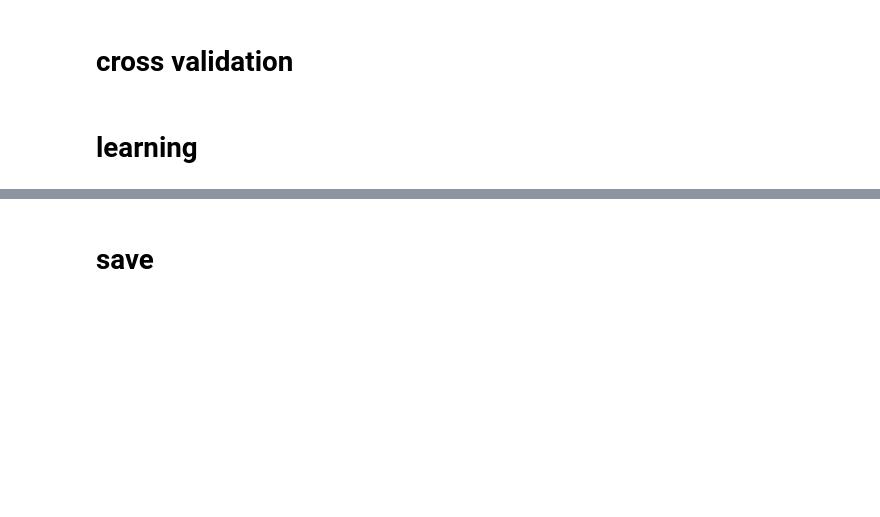
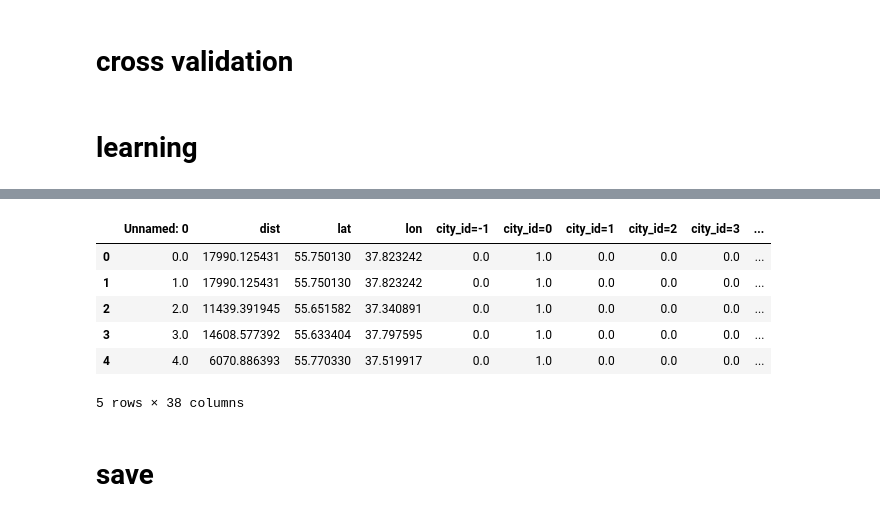
Before and after one commit to ibrahim85/data-night, a Jupyter notebook: somehow_working.ipynb, the cells around one changed output, grey strips where cells are left out. Cells and saved outputs as stored; diff of their text form; code cells hidden in the pictures; blank space fills up the shorter version.

```diff
--- a/somehow_working.ipynb
+++ b/somehow_working.ipynb
@@ -253,3 +322,15 @@ import xgboost as xgb
+# %%
+X_ = X.copy()
+X_ = pd.concat([X_, cancel_times], axis=1)
+X_.head(5)
+# %% [output]
+|  | Unnamed: 0 | dist | lat | lon | city_id=-1 | city_id=0 | city_id=1 | city_id=2 | city_id=3 | ... |
+| 0 | 0.0 | 17990.125431 | 55.750130 | 37.823242 | 0.0 | 1.0 | 0.0 | 0.0 | 0.0 | ... |
+| 1 | 1.0 | 17990.125431 | 55.750130 | 37.823242 | 0.0 | 1.0 | 0.0 | 0.0 | 0.0 | ... |
+| 2 | 2.0 | 11439.391945 | 55.651582 | 37.340891 | 0.0 | 1.0 | 0.0 | 0.0 | 0.0 | ... |
+| 3 | 3.0 | 14608.577392 | 55.633404 | 37.797595 | 0.0 | 1.0 | 0.0 | 0.0 | 0.0 | ... |
+| 4 | 4.0 | 6070.886393 | 55.770330 | 37.519917 | 0.0 | 1.0 | 0.0 | 0.0 | 0.0 | ... |
+5 rows × 38 columns
 # %%
 params = {}
 params['objective']           = "binary:logistic"
```
Also changed, not shown: parts of 12 cells of this notebook.
